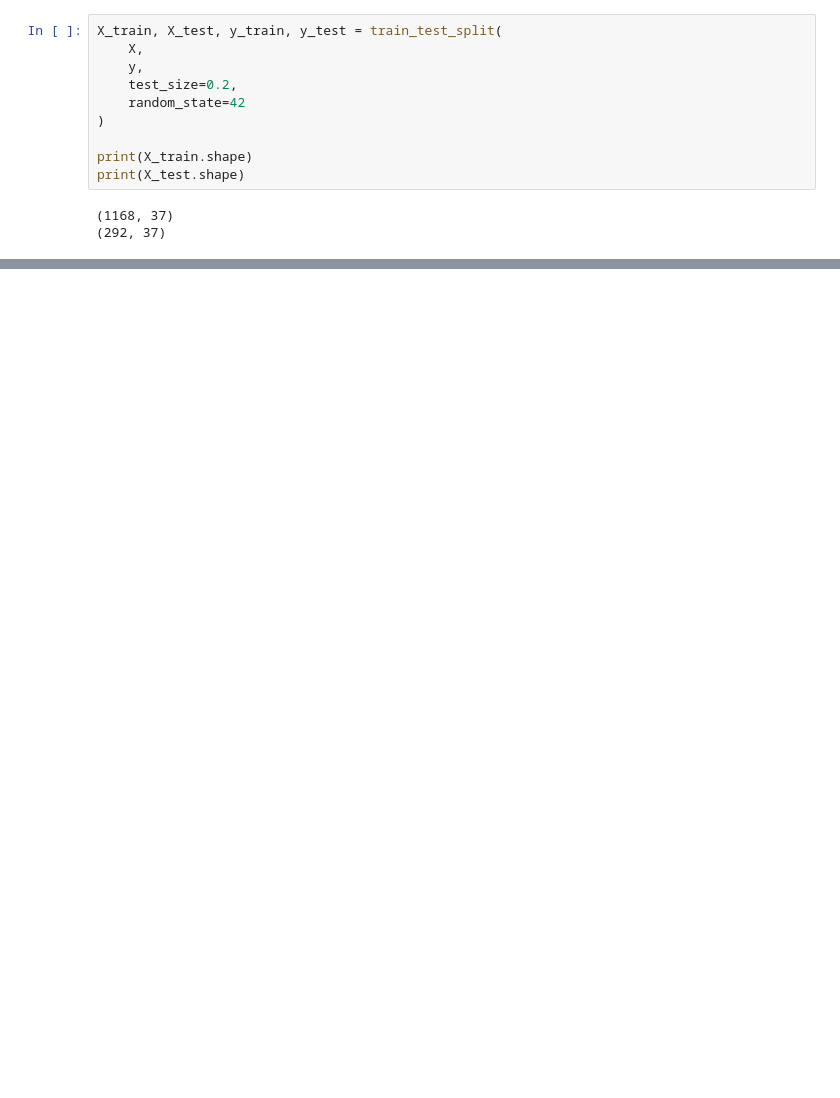
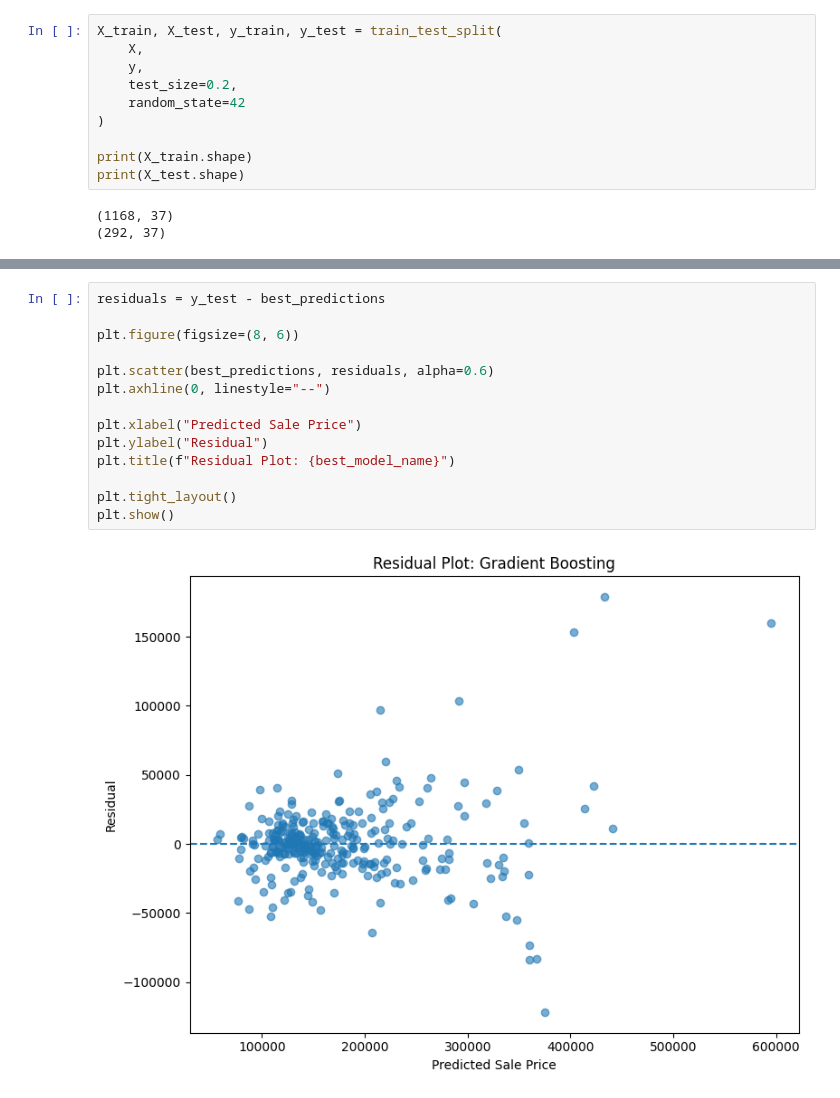
Before and after one commit to liepinaievaa-maker/heritage-housing-analysis, a Jupyter notebook: jupyter_notebooks/05_Modeling_And_Evaluation.ipynb, the cells around one changed output, grey strips where cells are left out. Drawn from its saved outputs; the diff is of its cells as text; blank space fills up the shorter version.

```diff
--- a/jupyter_notebooks/05_Modeling_And_Evaluation.ipynb
+++ b/jupyter_notebooks/05_Modeling_And_Evaluation.ipynb
@@ -185,0 +306,16 @@ The similar results suggest that the model generalises well to unseen data, with
+# %%
+residuals = y_test - best_predictions
+
+plt.figure(figsize=(8, 6))
+
+plt.scatter(best_predictions, residuals, alpha=0.6)
+plt.axhline(0, linestyle="--")
+
+plt.xlabel("Predicted Sale Price")
+plt.ylabel("Residual")
+plt.title(f"Residual Plot: {best_model_name}")
+
+plt.tight_layout()
+plt.show()
+# %% [output]
+[figure, added]
```
Also changed, not shown: parts of 44 cells of this notebook, 5 other files.
